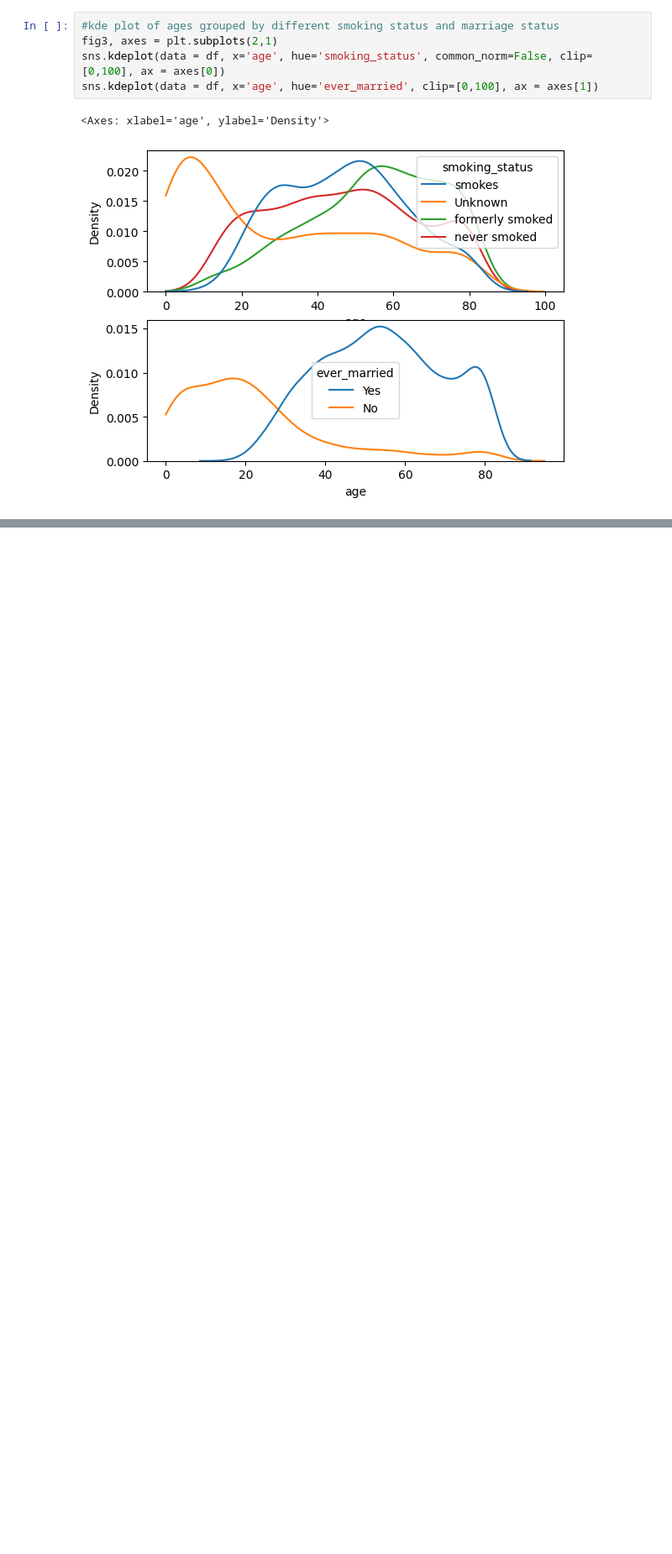
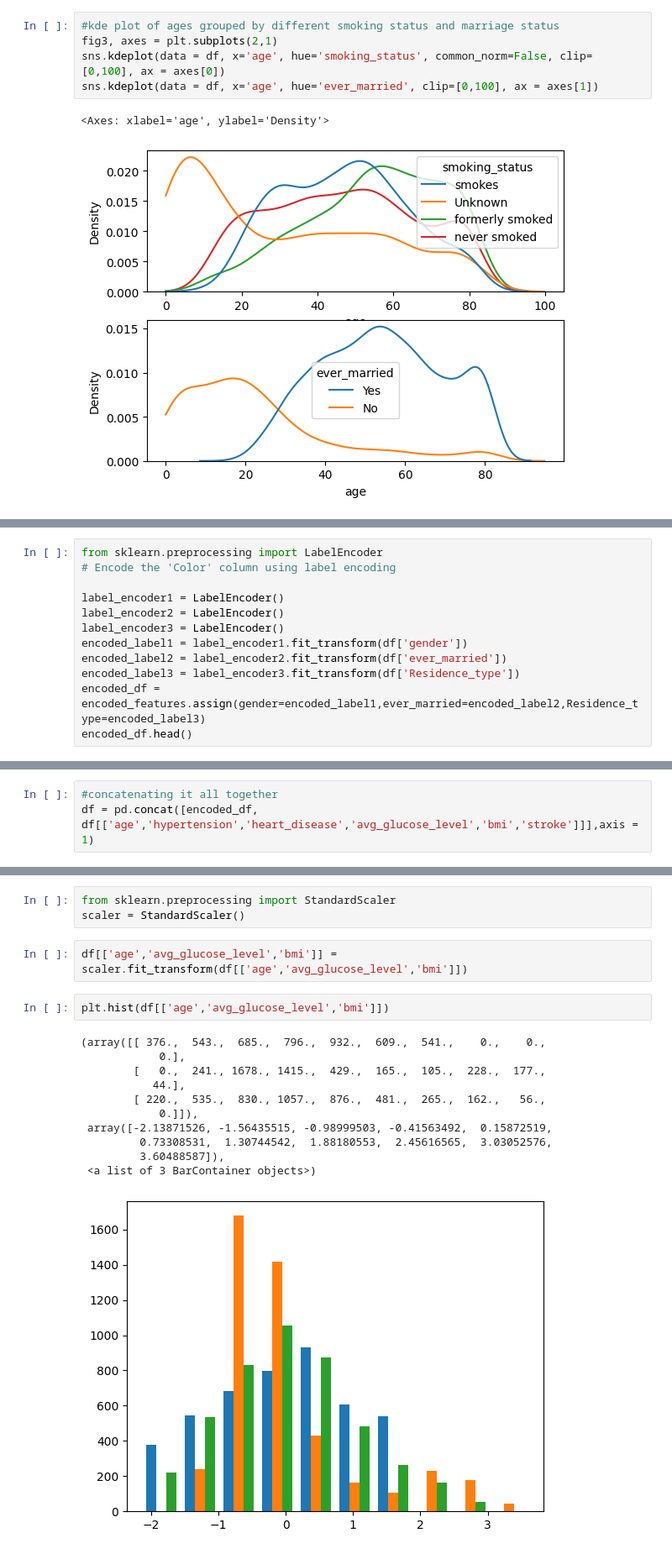
Before and after one commit to rahmanaminoor25/ML-project--stroke, a Jupyter notebook: Classification_project.ipynb, the cells around one changed output, grey strips where cells are left out. Shown at 84% size. Cells and saved outputs as stored; diff of their text form; blank space fills up the shorter version.

Commit message:
Preprocessing complete

```diff
--- a/Classification_project.ipynb
+++ b/Classification_project.ipynb
@@ -345,0 +391,12 @@ In the countplots section, we see that smokers and never smokes do not seem to l
+# %%
+from sklearn.preprocessing import LabelEncoder
+# Encode the 'Color' column using label encoding
+
+label_encoder1 = LabelEncoder()
+label_encoder2 = LabelEncoder()
+label_encoder3 = LabelEncoder()
+encoded_label1 = label_encoder1.fit_transform(df['gender'])
+encoded_label2 = label_encoder2.fit_transform(df['ever_married'])
+encoded_label3 = label_encoder3.fit_transform(df['Residence_type'])
+encoded_df = encoded_features.assign(gender=encoded_label1,ever_married=encoded_label2,Residence_type=encoded_label3)
+encoded_df.head()
@@ -345,0 +419,3 @@ In the countplots section, we see that smokers and never smokes do not seem to l
+# %%
+#concatenating it all together
+df = pd.concat([encoded_df, df[['age','hypertension','heart_disease','avg_glucose_level','bmi','stroke']]],axis = 1)
@@ -345,0 +434,19 @@ In the countplots section, we see that smokers and never smokes do not seem to l
+# %%
+from sklearn.preprocessing import StandardScaler
+scaler = StandardScaler()
+# %%
+df[['age','avg_glucose_level','bmi']] = scaler.fit_transform(df[['age','avg_glucose_level','bmi']])
+# %%
+plt.hist(df[['age','avg_glucose_level','bmi']])
+# %% [output]
+(array([[ 376.,  543.,  685.,  796.,  932.,  609.,  541.,    0.,    0.,
+            0.],
+        [   0.,  241., 1678., 1415.,  429.,  165.,  105.,  228.,  177.,
+           44.],
+        [ 220.,  535.,  830., 1057.,  876.,  481.,  265.,  162.,   56.,
+            0.]]),
+ array([-2.13871526, -1.56435515, -0.98999503, -0.41563492,  0.15872519,
+         0.73308531,  1.30744542,  1.88180553,  2.45616565,  3.03052576,
+         3.60488587]),
+ <a list of 3 BarContainer objects>)
+[figure, added]
```
Also changed, not shown: parts of 20 cells of this notebook.
